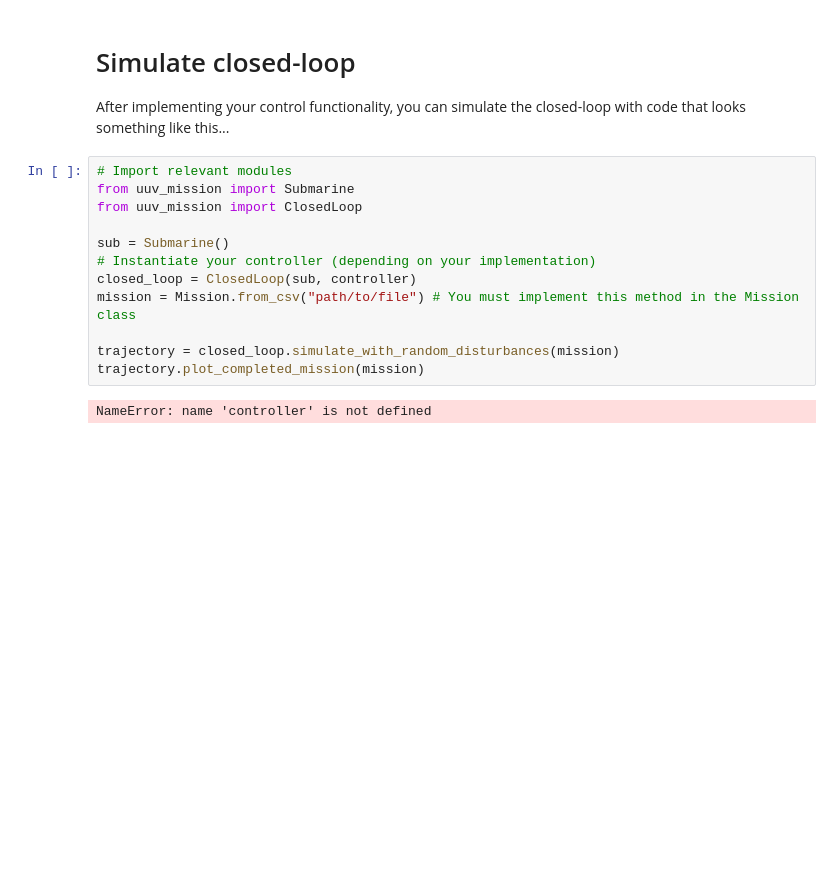
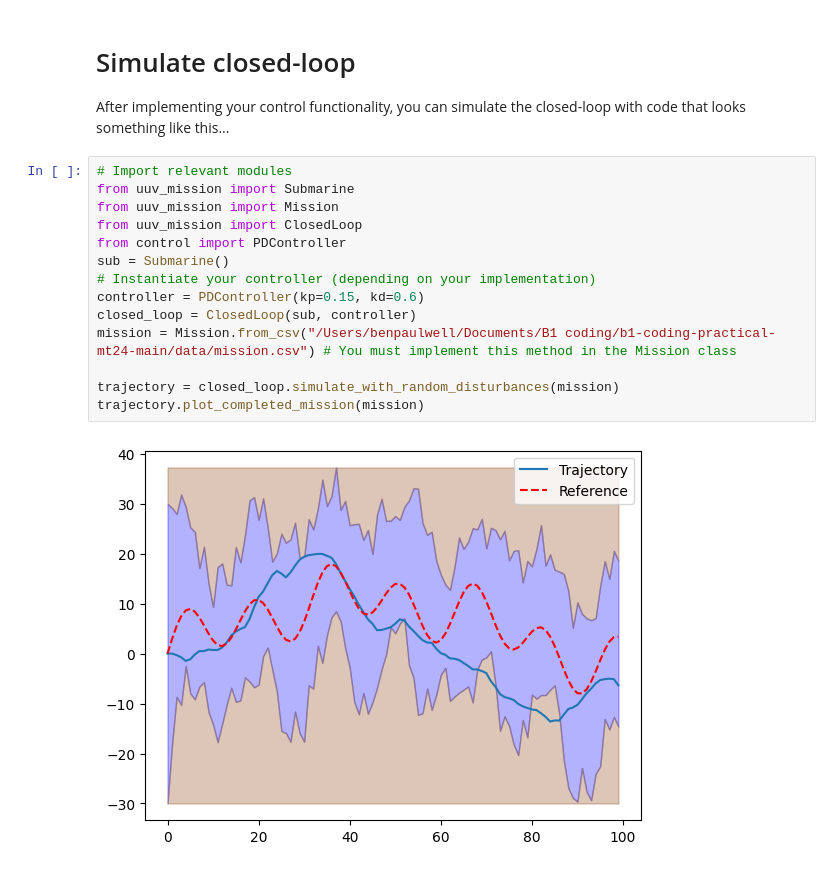
Before and after one commit to Ben-P-2021/b1-coding-practical-mt24-main_branch, a Jupyter notebook: notebooks/demo.ipynb, the cells around one changed output. Drawn from its saved outputs; the diff is of its cells as text; blank space fills up the shorter version.

Commit message:
Implemented controller with copilot, instantiated new controller class

```diff
--- a/notebooks/demo.ipynb
+++ b/notebooks/demo.ipynb
@@ -14,14 +14,16 @@ After implementing your control functionality, you can simulate the closed-loop
 # %%
 # Import relevant modules
 from uuv_mission import Submarine
+from uuv_mission import Mission
 from uuv_mission import ClosedLoop
-
+from control import PDController
 sub = Submarine()
 # Instantiate your controller (depending on your implementation)
+controller = PDController(kp=0.15, kd=0.6)
 closed_loop = ClosedLoop(sub, controller)
-mission = Mission.from_csv("path/to/file") # You must implement this method in the Mission class
+mission = Mission.from_csv("/Users/benpaulwell/Documents/B1 coding/b1-coding-practical-mt24-main/data/mission.csv") # You must implement this method in the Mission class
 
 trajectory = closed_loop.simulate_with_random_disturbances(mission)
 trajectory.plot_completed_mission(mission)
 # %% [output]
-NameError: name 'controller' is not defined
+[figure, added]
```
Also changed, not shown: 4 other files.
